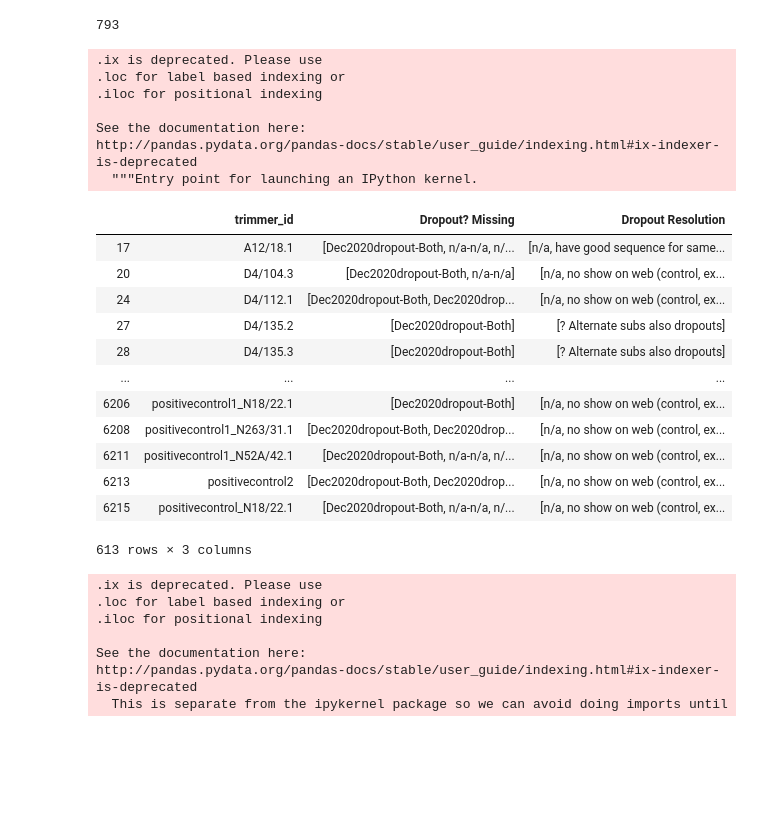
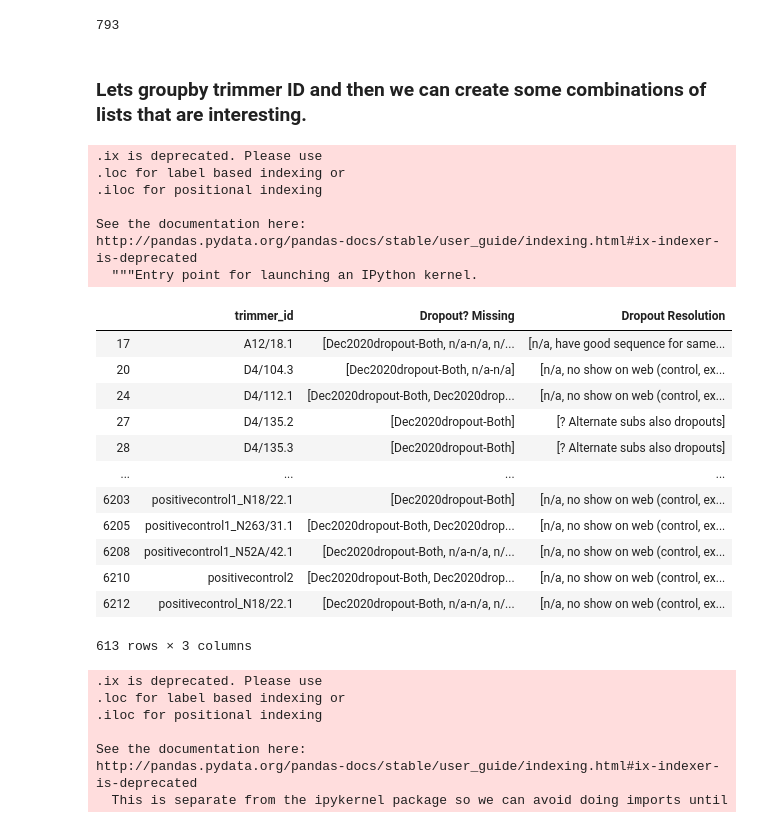
Before and after one commit to ucdavis-bioinformatics/NeuroMabSeq, a Jupyter notebook: trimmer/DropoutandDups.ipynb, the cells around one changed output. Saved outputs shown, nothing was run; the diff lists cells and outputs as text; code cells hidden in the pictures; blank space fills up the shorter version.

```diff
--- a/trimmer/DropoutandDups.ipynb
+++ b/trimmer/DropoutandDups.ipynb
@@ -48,0 +46,4 @@ data.head()
+# %%
+dropout = pd.read_csv("../static_data/2021-02-15.tsv", sep='\t')
+# focus category 1 first..
+dropout.head()
@@ -48,0 +98,8 @@ data.head()
+# %%
+def plate_to_mab(plate_loc):
+    try:
+        entry = dropout[dropout['sample_name']==plate_loc]
+        return(list(entry['trimmer_id'])[0])
+    except:
+        print("ERROR: there is an issue with %s" %(plate_loc))
+plate_to_mab('P28_A8')
@@ -174,4 +247,0 @@ for index,row in data.iterrows():
-# %%
-dropout = pd.read_csv("../static_data/2021-01-29.tsv", sep='\t')
-# focus category 1 first..
-dropout
@@ -212,6 +275,8 @@ set(dropout['Dropout resolution'])
 list(dropout['Dropout? Missing']).count('Dec2020dropout-Both')
 # %% [output]
 793
+# %% [markdown]
+### Lets groupby trimmer ID and then we can create some combinations of lists that are interesting.
 # %%
 grouped = dropout.groupby('trimmer_id')['Dropout? Missing'].apply(list).reset_index()
 # %%
@@ -240,25 +305,25 @@ for index, item in grouped.iterrows():
     if item['Dropout? Missing'].count("Dec2020dropout-Both")>=2:
         list_both_twice.append(index)
 # %%
-grouped.ix[list_both]
+grouped.ix[list_both].sort_values(by=['trimmer_id'])
 # %% [output]
 .ix is deprecated. Please use
 .loc for label based indexing or
 .iloc for positional indexing
 
 See the documentation here:
 http://pandas.pydata.org/pandas-docs/stable/user_guide/indexing.html#ix-indexer-is-deprecated
   """Entry point for launching an IPython kernel.
 |  | trimmer_id | Dropout? Missing | Dropout Resolution |
 | 17 | A12/18.1 | [Dec2020dropout-Both, n/a-n/a, n/... | [n/a, have good sequence for same... |
 | 20 | D4/104.3 | [Dec2020dropout-Both, n/a-n/a] | [n/a, no show on web (control, ex... |
 | 24 | D4/112.1 | [Dec2020dropout-Both, Dec2020drop... | [n/a, no show on web (control, ex... |
 | 27 | D4/135.2 | [Dec2020dropout-Both] | [? Alternate subs also dropouts] |
 | 28 | D4/135.3 | [Dec2020dropout-Both] | [? Alternate subs also dropouts] |
 | ... | ... | ... | ... |
-| 6206 | positivecontrol1_N18/22.1 | [Dec2020dropout-Both] | [n/a, no show on web (control, ex... |
-| 6208 | positivecontrol1_N263/31.1 | [Dec2020dropout-Both, Dec2020drop... | [n/a, no show on web (control, ex... |
-| 6211 | positivecontrol1_N52A/42.1 | [Dec2020dropout-Both, n/a-n/a, n/... | [n/a, no show on web (control, ex... |
-| 6213 | positivecontrol2 | [Dec2020dropout-Both, Dec2020drop... | [n/a, no show on web (control, ex... |
-| 6215 | positivecontrol_N18/22.1 | [Dec2020dropout-Both, n/a-n/a, n/... | [n/a, no show on web (control, ex... |
+| 6203 | positivecontrol1_N18/22.1 | [Dec2020dropout-Both] | [n/a, no show on web (control, ex... |
+| 6205 | positivecontrol1_N263/31.1 | [Dec2020dropout-Both, Dec2020drop... | [n/a, no show on web (control, ex... |
+| 6208 | positivecontrol1_N52A/42.1 | [Dec2020dropout-Both, n/a-n/a, n/... | [n/a, no show on web (control, ex... |
+| 6210 | positivecontrol2 | [Dec2020dropout-Both, Dec2020drop... | [n/a, no show on web (control, ex... |
+| 6212 | positivecontrol_N18/22.1 | [Dec2020dropout-Both, n/a-n/a, n/... | [n/a, no show on web (control, ex... |
 613 rows × 3 columns
```
Also changed, not shown: parts of 23 cells of this notebook, 5 other files.
